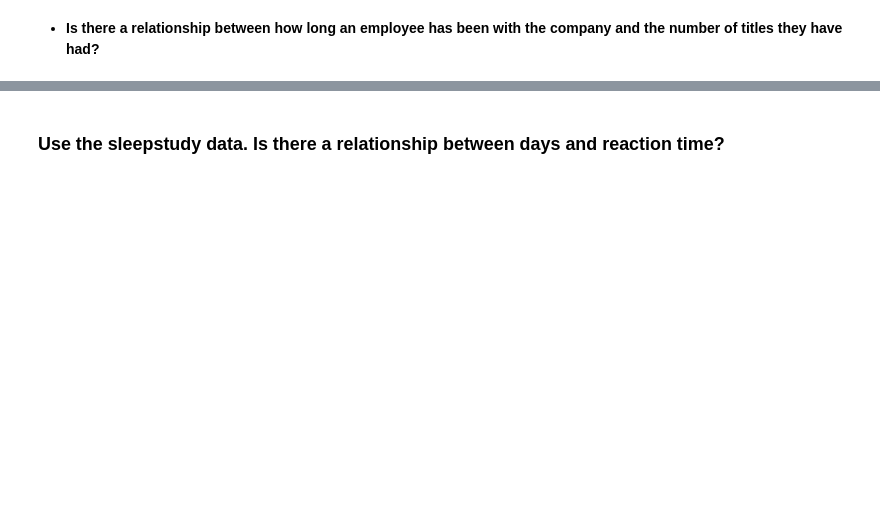
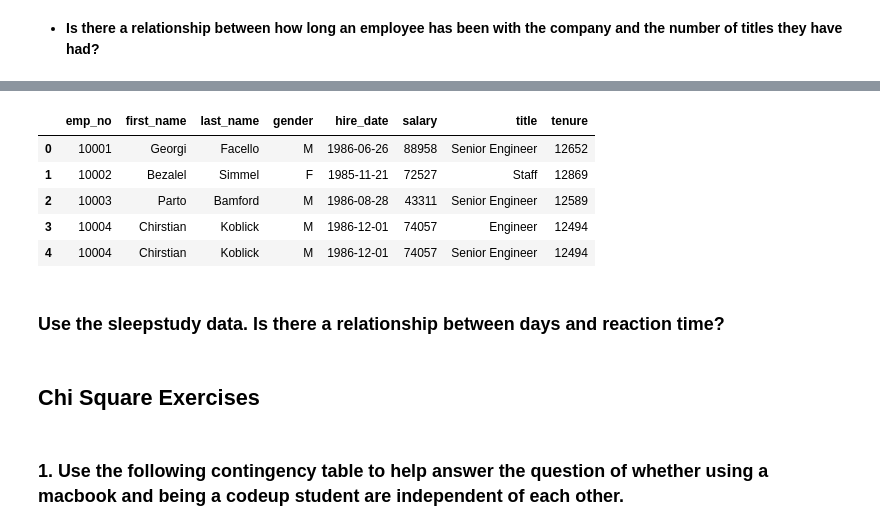
Before and after one commit to justin-m-sullivan/statistics-exercises, a Jupyter notebook: hypothesis_testing.ipynb, the cells around one changed output, grey strips where cells are left out. Cells and saved outputs as stored; diff of their text form; code cells hidden in the pictures; blank space fills up the shorter version.

Commit message:
adding additonal code for correlation exercises

```diff
--- a/hypothesis_testing.ipynb
+++ b/hypothesis_testing.ipynb
@@ -403,0 +364,4 @@ TypeError: 'DataFrame' objects are mutable, thus they cannot be hashed
+# %%
+employees = employees.drop(columns={'birth_date', 'from_date'})
+# %%
+employees= employees.drop(columns={'title_count'})
@@ -403,0 +370,9 @@ TypeError: 'DataFrame' objects are mutable, thus they cannot be hashed
+# %%
+employees.head()
+# %% [output]
+|  | emp_no | first_name | last_name | gender | hire_date | salary | title | tenure |
+| 0 | 10001 | Georgi | Facello | M | 1986-06-26 | 88958 | Senior Engineer | 12652 |
+| 1 | 10002 | Bezalel | Simmel | F | 1985-11-21 | 72527 | Staff | 12869 |
+| 2 | 10003 | Parto | Bamford | M | 1986-08-28 | 43311 | Senior Engineer | 12589 |
+| 3 | 10004 | Chirstian | Koblick | M | 1986-12-01 | 74057 | Engineer | 12494 |
+| 4 | 10004 | Chirstian | Koblick | M | 1986-12-01 | 74057 | Senior Engineer | 12494 |
@@ -404,2 +381,6 @@ TypeError: 'DataFrame' objects are mutable, thus they cannot be hashed
 # %% [markdown]
 ### Use the sleepstudy data. Is there a relationship between days and reaction time?
+# %% [markdown]
+## Chi Square Exercises
+# %% [markdown]
+### 1. Use the following contingency table to help answer the question of whether using a macbook and being a codeup student are independent of each other.
```
Also changed, not shown: parts of 65 cells of this notebook.
